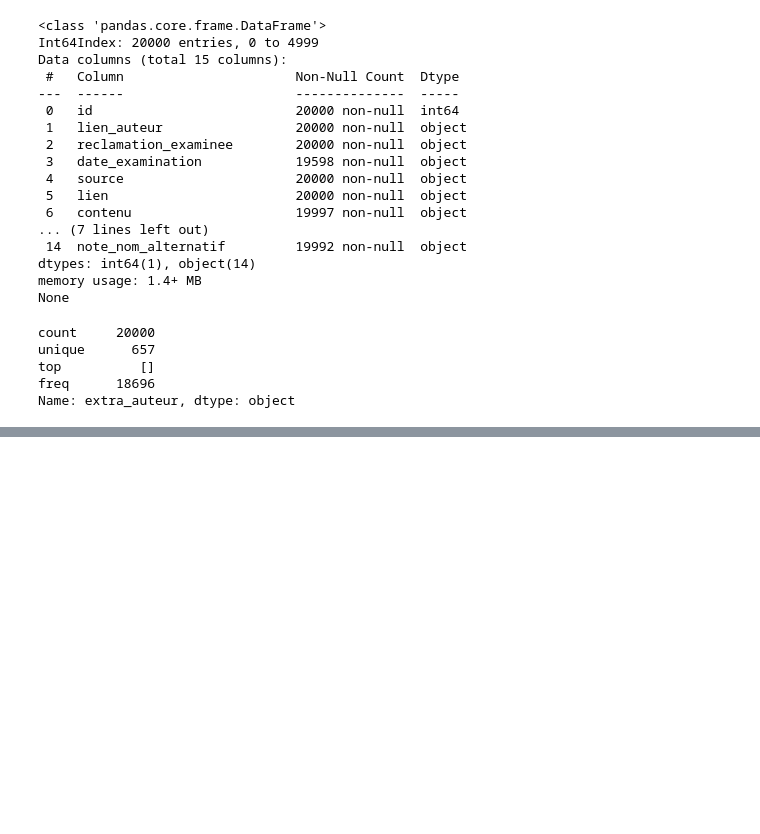
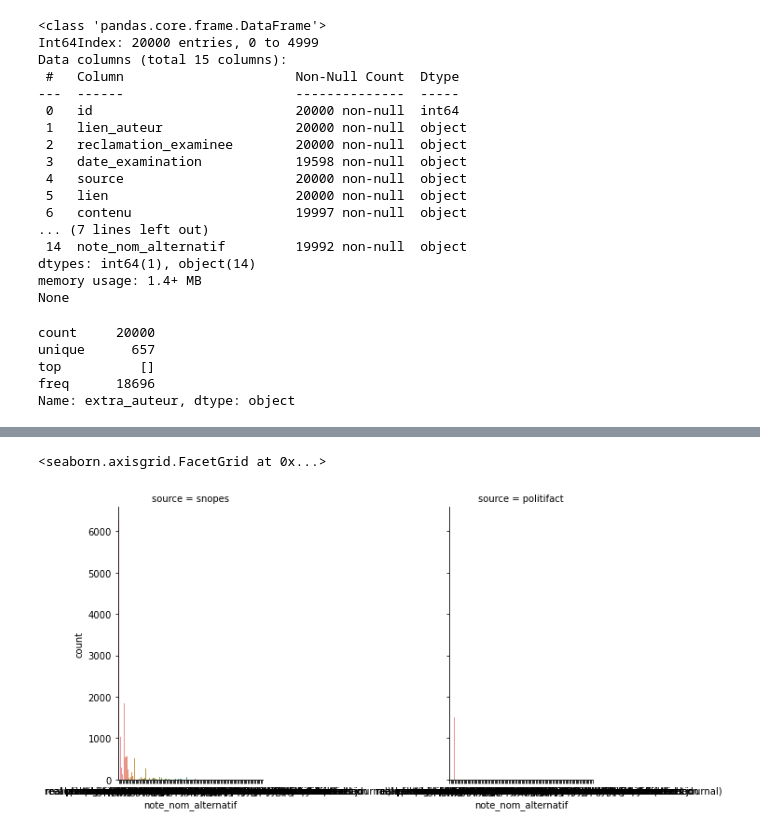
Before and after one commit to MassiBelaid/projetScienceDonnees, a Jupyter notebook: projet.ipynb, the cells around one changed output, grey strips where cells are left out. Saved outputs shown, nothing was run; the diff lists cells and outputs as text; code cells hidden in the pictures; blank space fills up the shorter version.

```diff
--- a/projet.ipynb
+++ b/projet.ipynb
@@ -245,0 +266,5 @@ Name: extra_mot_cle, dtype: object
+# %%
+sns.factorplot(x='note_nom_alternatif', col='source', kind='count', data=df)
+# %% [output]
+<seaborn.axisgrid.FacetGrid at 0x...>
+[figure, added]
```
Also changed, not shown: parts of 35 cells of this notebook.
